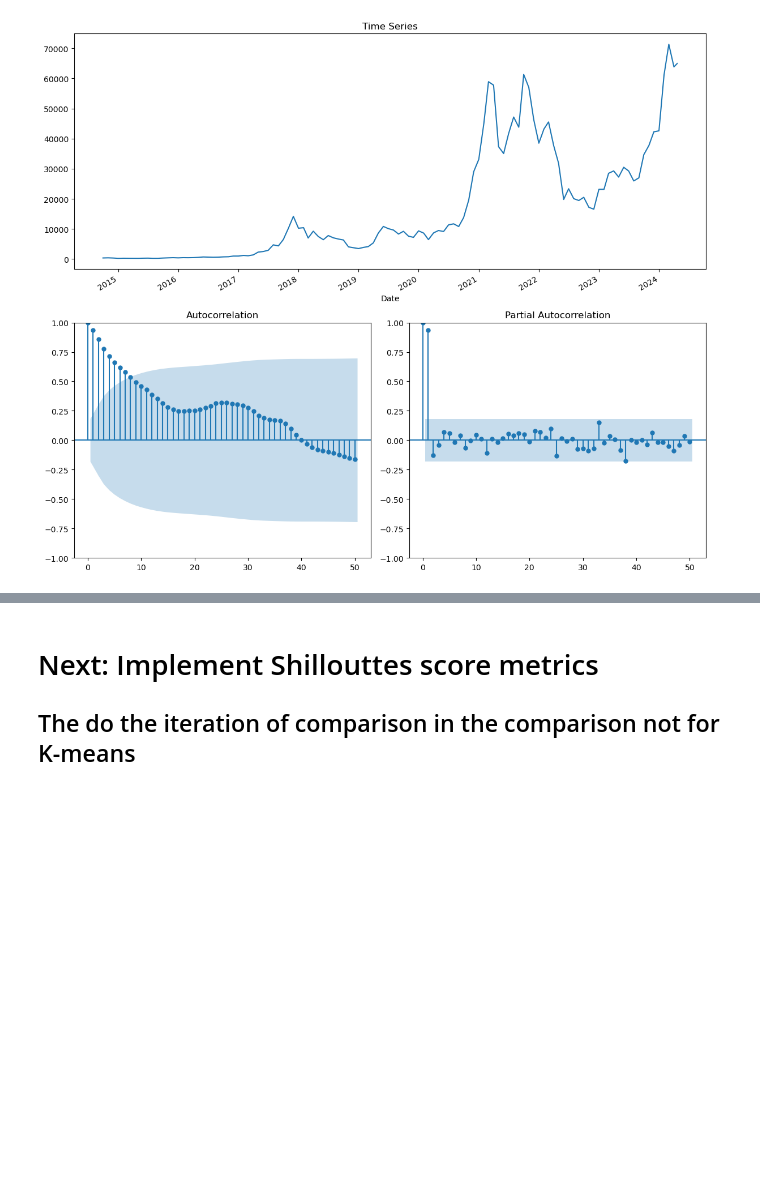
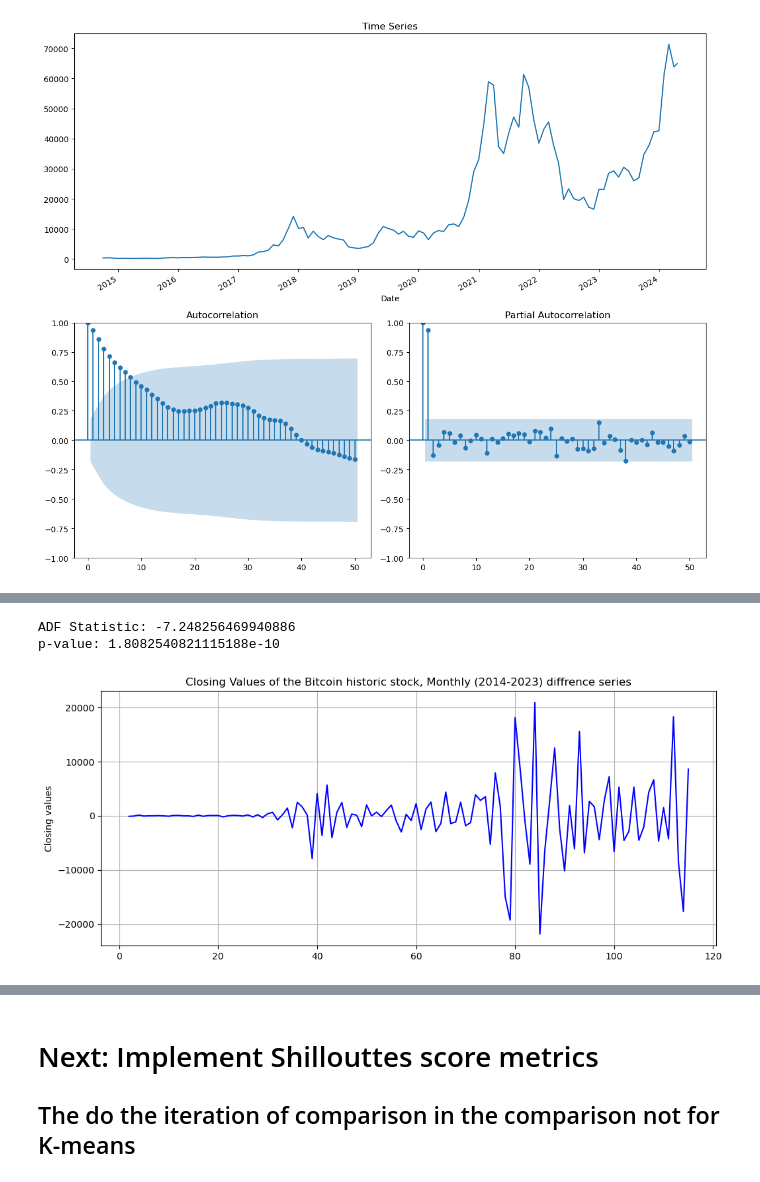
Before and after one commit to Ayomide-ola/Machine-learning-semester-2--, a Jupyter notebook: Oladipo Oluwatimileyin_ML_CA1.ipynb, the cells around one changed output, grey strips where cells are left out. Saved outputs shown, nothing was run; the diff lists cells and outputs as text; code cells hidden in the pictures; blank space fills up the shorter version.

```diff
--- a/Oladipo Oluwatimileyin_ML_CA1.ipynb
+++ b/Oladipo Oluwatimileyin_ML_CA1.ipynb
@@ -1391,0 +1513,6 @@ plotds(btc['Close'], nlag = 100)
+# %%
+Btc['Close second diffrence'] = Btc['Close First diffrence'] - Btc['Close First diffrence'].shift(1)
+# Shift index by desired number of periods with an optional time `freq`.
+
+# Show first five records
+Btc.head()
@@ -1391,0 +1526,6 @@ plotds(btc['Close'], nlag = 100)
+# %%
+# Drop NA values
+Btc.dropna(subset = ["Close second diffrence"], inplace = True)
+
+# Show first five records
+Btc.head()
@@ -1391,0 +1539,18 @@ plotds(btc['Close'], nlag = 100)
+# %%
+# Augmented Dickey-Fuller test (ADF Test)
+ad_fuller_result = adfuller(Btc['Close second diffrence'])
+
+# Display the outcome of Augmented Dicky-Fuller Test
+print(f'ADF Statistic: {ad_fuller_result[0]}')
+print(f'p-value: {ad_fuller_result[1]}')
+# %% [output]
+ADF Statistic: -7.248256469940886
+p-value: 1.8082540821115188e-10
+# %%
+plt.figure(figsize = [12, 5]); # Set dimensions for figure
+Btc['Close second diffrence'].plot(color = 'b')
+plt.title('Closing Values of the Bitcoin historic stock, Monthly (2014-2023) diffrence series')
+plt.ylabel('Closing values')
+plt.grid(True)
+# %% [output]
+[figure, added]
```
Also changed, not shown: parts of 25 cells of this notebook.
